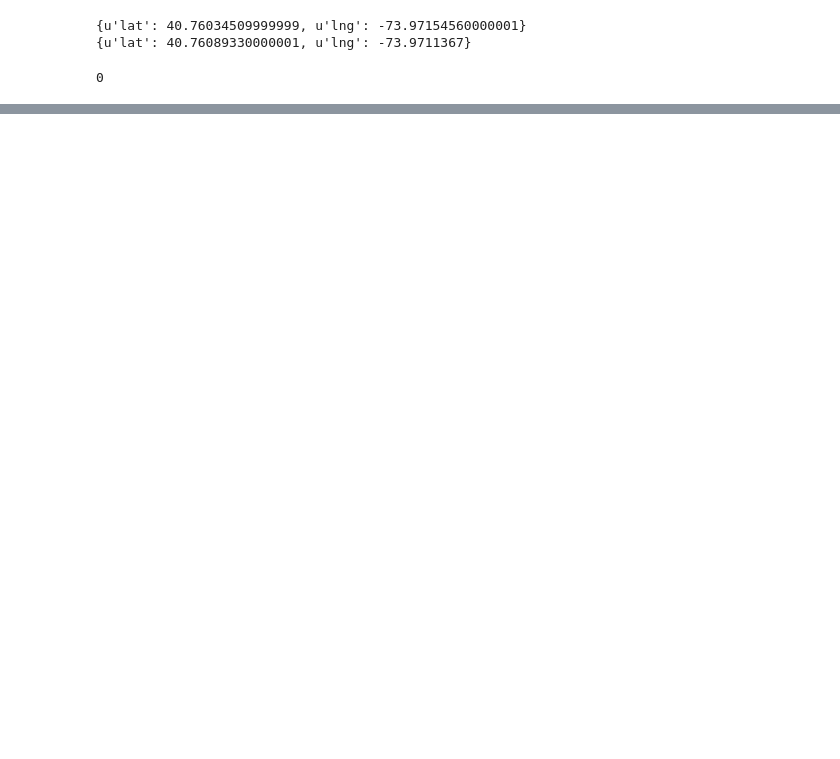
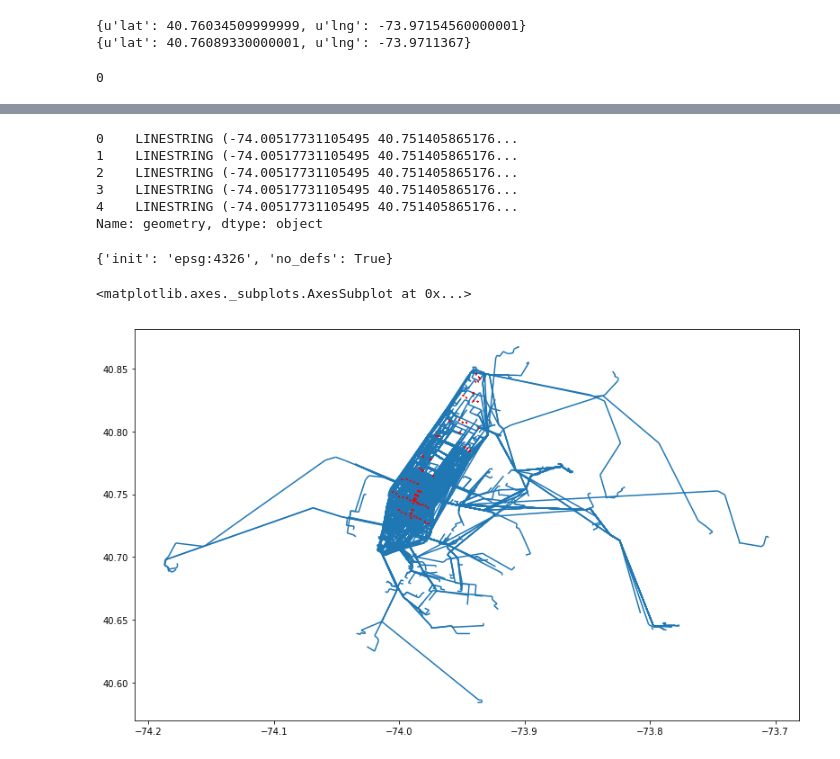
Before and after one commit to princeaker/civic_cab, a Jupyter notebook: final.ipynb, the cells around one changed output, grey strips where cells are left out. Cells and saved outputs as stored; diff of their text form; code cells hidden in the pictures; blank space fills up the shorter version.

```diff
--- a/final.ipynb
+++ b/final.ipynb
@@ -526,0 +660,2 @@ taxi_ft.plot(ax=base, color='red');
+# %%
+taxi_trips.date = taxi_trips.date.astype(str)
@@ -526,0 +669,26 @@ taxi_ft.plot(ax=base, color='red');
+# %%
+segment_counts = gpd.read_file('data/segment_counts/segment_counts.shp')
+# %%
+taxi_trips = taxi_trips.to_crs(epsg=4326)
+# %%
+segment_counts.geometry.head()
+# %% [output]
+0    LINESTRING (-74.00517731105495 40.751405865176...
+1    LINESTRING (-74.00517731105495 40.751405865176...
+2    LINESTRING (-74.00517731105495 40.751405865176...
+3    LINESTRING (-74.00517731105495 40.751405865176...
+4    LINESTRING (-74.00517731105495 40.751405865176...
+Name: geometry, dtype: object
+# %%
+taxi_trips = taxi_trips.to_crs(epsg=2263)
+# %%
+segment_counts.geometry.crs
+# %% [output]
+{'init': 'epsg:4326', 'no_defs': True}
+# %%
+#segment_counts = segment_counts.to_crs(epsg=4326)
+ax = taxi_trips.plot(figsize=(16, 8))
+segment_counts.plot(ax=ax, color='red')
+# %% [output]
+<matplotlib.axes._subplots.AxesSubplot at 0x...>
+[figure, added]
```
Also changed, not shown: parts of 87 cells of this notebook.
